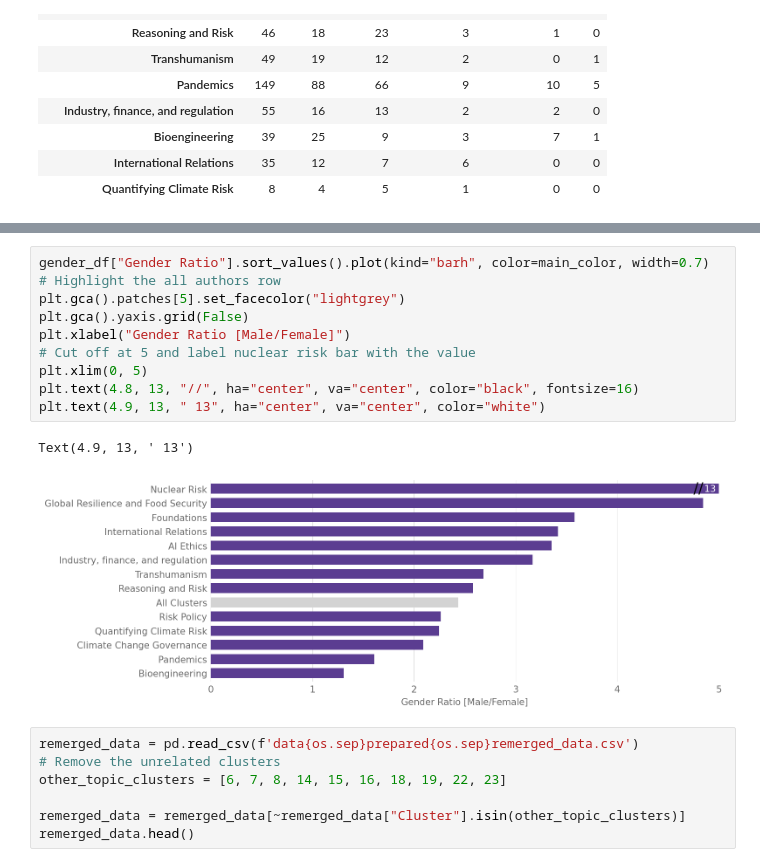
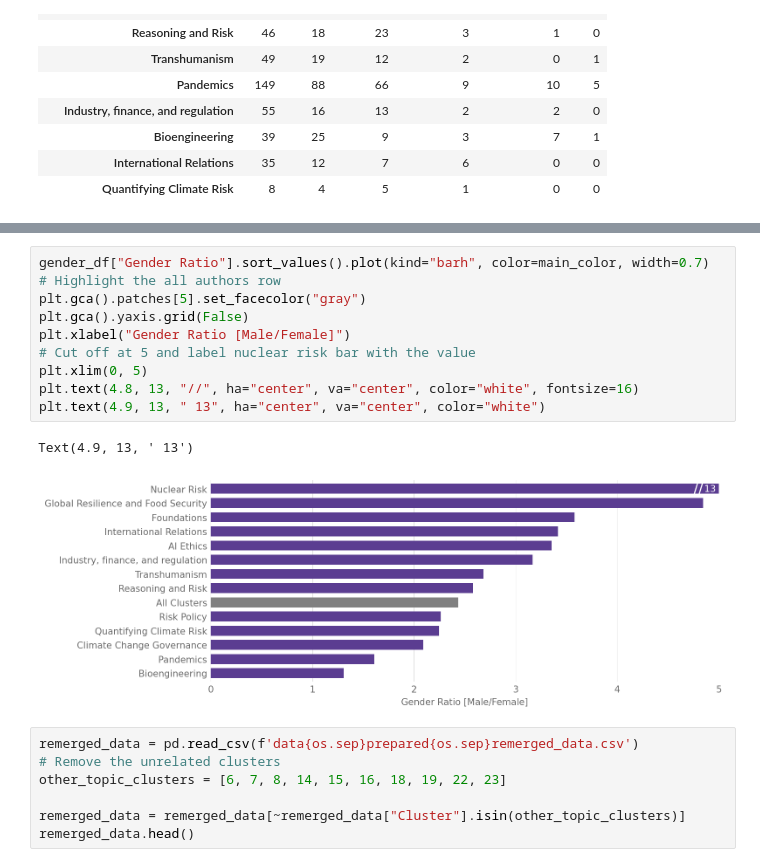
Before and after one commit to florianjehn/bibliometrics, a Jupyter notebook: scripts/overall_visualizations.ipynb, the cells around one changed output, grey strips where cells are left out. Drawn from its saved outputs; the diff is of its cells as text.

```diff
--- a/scripts/overall_visualizations.ipynb
+++ b/scripts/overall_visualizations.ipynb
@@ -181,16 +181,16 @@ gender_df
 # %%
 gender_df["Gender Ratio"].sort_values().plot(kind="barh", color=main_color, width=0.7)
 # Highlight the all authors row
-plt.gca().patches[5].set_facecolor("lightgrey")
+plt.gca().patches[5].set_facecolor("gray")
 plt.gca().yaxis.grid(False)
 plt.xlabel("Gender Ratio [Male/Female]")
 # Cut off at 5 and label nuclear risk bar with the value
 plt.xlim(0, 5)
-plt.text(4.8, 13, "//", ha="center", va="center", color="black", fontsize=16)
+plt.text(4.8, 13, "//", ha="center", va="center", color="white", fontsize=16)
 plt.text(4.9, 13, " 13", ha="center", va="center", color="white")
 # %% [output]
 Text(4.9, 13, ' 13')
-[figure, old version]
+[figure, new version]
 # %%
 remerged_data = pd.read_csv(f'data{os.sep}prepared{os.sep}remerged_data.csv')
 # Remove the unrelated clusters
```
Also changed, not shown: 2 other files.
